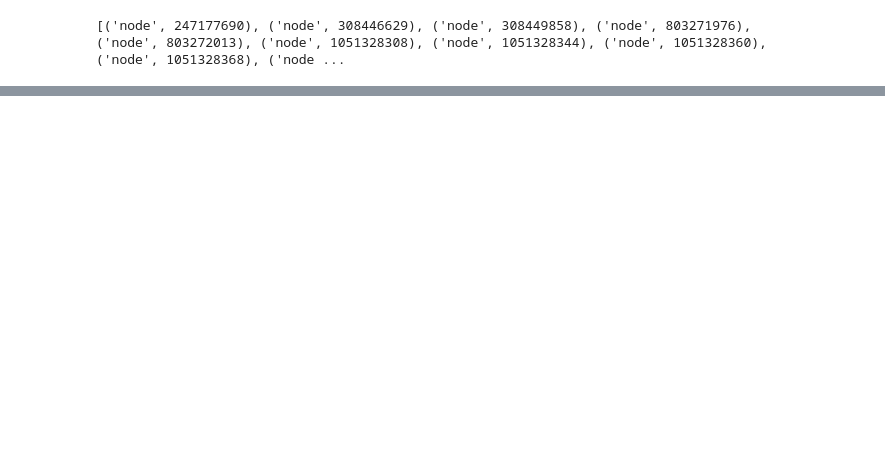
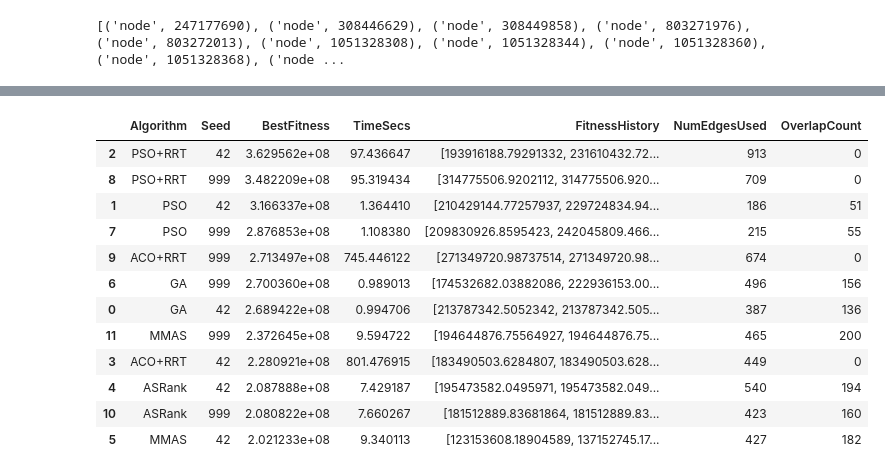
Before and after one commit to AirQuality-FederatedLearning/Routing, a Jupyter notebook: Algorithms.ipynb, the cells around one changed output, grey strips where cells are left out. Cells and saved outputs as stored; diff of their text form; code cells hidden in the pictures; blank space fills up the shorter version.

```diff
--- a/Algorithms.ipynb
+++ b/Algorithms.ipynb
@@ -61,0 +43,20 @@ AttributeError: 'Map' object has no attribute 'add_graph'
+# %%
+# --------------------------------------------------------------------------------
+# CELL 1: Imports and Basic Setup
+# --------------------------------------------------------------------------------
+
+import os
+import time
+import random
+import numpy as np
+import pandas as pd
+import networkx as nx
+import osmnx as ox
+from shapely.geometry import LineString
+from tqdm.notebook import tqdm
+
+# Make sure these are installed:
+# !pip install osmnx networkx shapely geopandas tqdm pandas
+
+ox.settings.use_cache = True
+ox.settings.log_console = False
@@ -61,0 +861,9 @@ AttributeError: 'Map' object has no attribute 'add_graph'
+# %%
+
+# --------------------------------------------------------------------------------
+# CELL 10: Actually run and show top 10
+# --------------------------------------------------------------------------------
+
+if __name__ == "__main__":
+    final_df = main_experiment()
+    # The final_df is sorted by best fitness and you have the top 10 printed out above.
@@ -61,0 +889,16 @@ AttributeError: 'Map' object has no attribute 'add_graph'
+# %%
+final_df
+# %% [output]
+|  | Algorithm | Seed | BestFitness | TimeSecs | FitnessHistory | NumEdgesUsed | OverlapCount |
+| 2 | PSO+RRT | 42 | 3.629562e+08 | 97.436647 | [193916188.79291332, 231610432.72... | 913 | 0 |
+| 8 | PSO+RRT | 999 | 3.482209e+08 | 95.319434 | [314775506.9202112, 314775506.920... | 709 | 0 |
+| 1 | PSO | 42 | 3.166337e+08 | 1.364410 | [210429144.77257937, 229724834.94... | 186 | 51 |
+| 7 | PSO | 999 | 2.876853e+08 | 1.108380 | [209830926.8595423, 242045809.466... | 215 | 55 |
+| 9 | ACO+RRT | 999 | 2.713497e+08 | 745.446122 | [271349720.98737514, 271349720.98... | 674 | 0 |
+| 6 | GA | 999 | 2.700360e+08 | 0.989013 | [174532682.03882086, 222936153.00... | 496 | 156 |
+| 0 | GA | 42 | 2.689422e+08 | 0.994706 | [213787342.5052342, 213787342.505... | 387 | 136 |
+| 11 | MMAS | 999 | 2.372645e+08 | 9.594722 | [194644876.75564927, 194644876.75... | 465 | 200 |
+| 3 | ACO+RRT | 42 | 2.280921e+08 | 801.476915 | [183490503.6284807, 183490503.628... | 449 | 0 |
+| 4 | ASRank | 42 | 2.087888e+08 | 7.429187 | [195473582.0495971, 195473582.049... | 540 | 194 |
+| 10 | ASRank | 999 | 2.080822e+08 | 7.660267 | [181512889.83681864, 181512889.83... | 423 | 160 |
+| 5 | MMAS | 42 | 2.021233e+08 | 9.340113 | [123153608.18904589, 137152745.17... | 427 | 182 |
```
Also changed, not shown: parts of 12 cells of this notebook, 20 other files.
